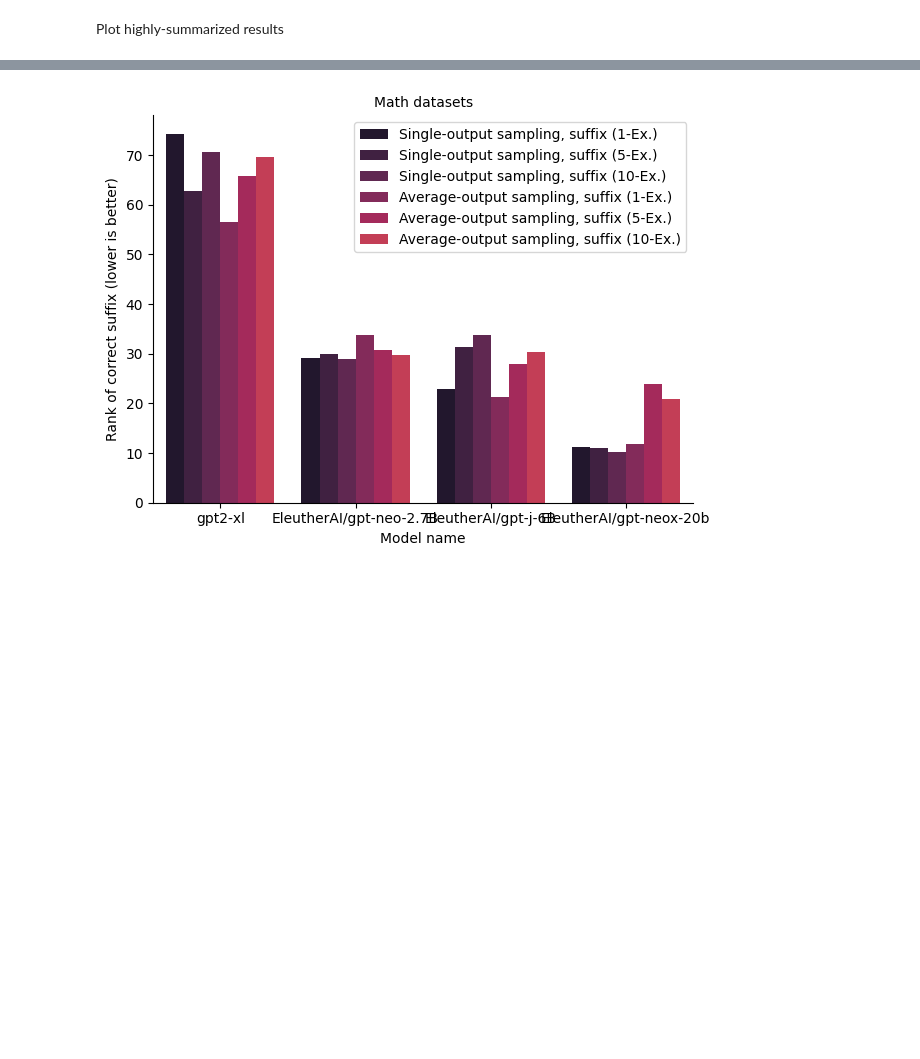
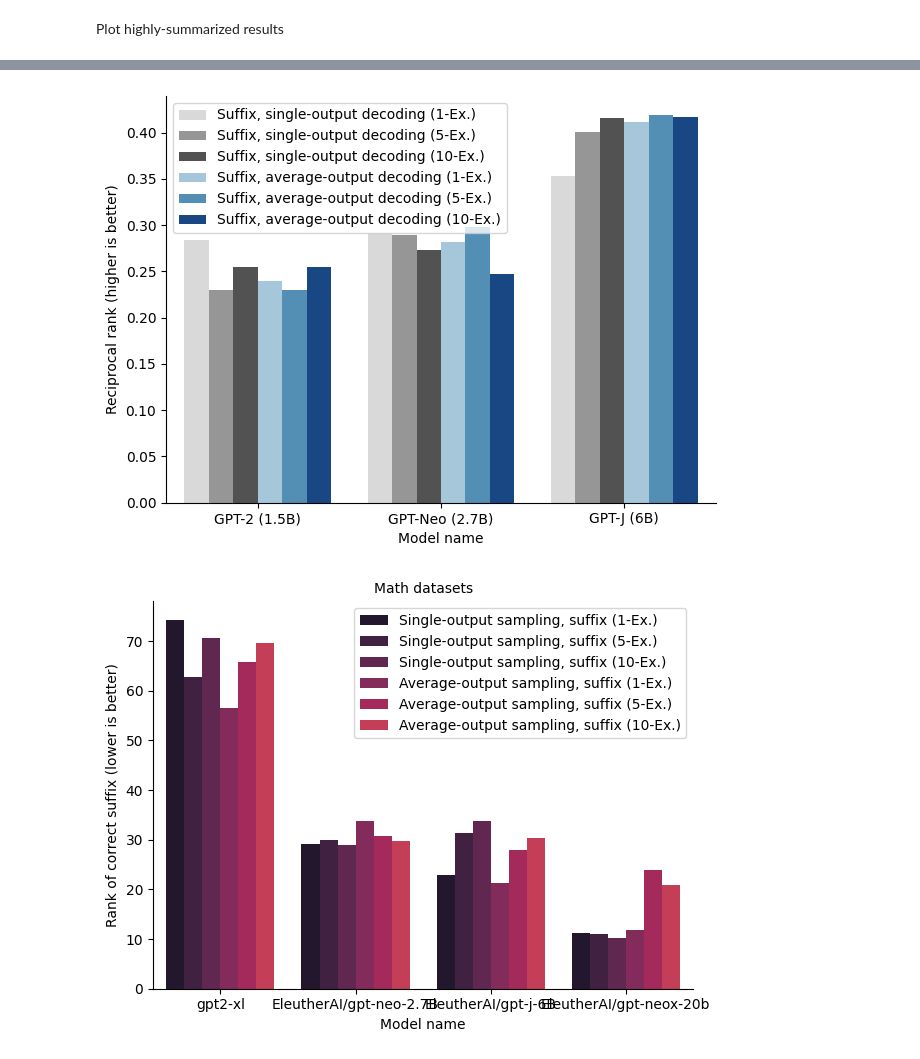
Before and after one commit to csinva/iprompt, a Jupyter notebook: notebooks/02_suffix_math.ipynb, the cells around one changed output, grey strips where cells are left out. Drawn from its saved outputs; the diff is of its cells as text; code cells hidden in the pictures; blank space fills up the shorter version.

```diff
--- a/notebooks/02_suffix_math.ipynb
+++ b/notebooks/02_suffix_math.ipynb
@@ -25,8 +25,9 @@ cols_output = ['final_answer_found',
 # %% [markdown]
 Load results
 # %%
-dir_single_query = '/home/chansingh/mntv1/single_query_math_9_17' # single-digit
+# dir_single_query = '/home/chansingh/mntv1/single_query_math_9_17' # single-digit
 dir_single_query = '/home/chansingh/mntv1/single_query_math_double_digit'
+# dir_single_query = '/home/chansingh/mntv1/single_query_math_long_suffs' # suffix results
 # r = analyze_utils.load_results_and_cache(dir_single_query, save_file='r.pkl')
 r_single_query = pd.read_pickle(os.path.join(dir_single_query, 'r.pkl'))
 r_single_query = analyze_utils.postprocess_results(r_single_query)
@@ -34,7 +35,7 @@ r_single_query = analyze_utils.postprocess_results(r_single_query)
 # dir_suffix_search = '/home/chansingh/mntv1/suffix_math_9_17' # single-digit
 dir_suffix_search = '/home/chansingh/mntv1/suffix_math_double_digit'
 # dir_suffix_search = '/home/chansingh/mntv1/suffix_math_long_suffs'
-r_suffix_search = analyze_utils.load_results_and_cache(dir_suffix_search, save_file='r.pkl')
+# r_suffix_search = analyze_utils.load_results_and_cache(dir_suffix_search, save_file='r.pkl')
 r_suffix_search = pd.read_pickle(os.path.join(dir_suffix_search, 'r.pkl'))
 r_suffix_search = analyze_utils.postprocess_results(r_suffix_search)
 
@@ -48,3 +62,36 @@ Plot highly-summarized results
+# %%
+SUFFIX_LEGEND_REMAP = {
+        'Single-query': 'Suffix, single-output decoding',
+        'Avg suffix': 'Suffix, average-output decoding',
+    }
+r['legend'] = r['use_single_query'].map(
+        SUFFIX_LEGEND_REMAP) + ' (' + r['n_shots'].astype(str) + '-Ex.)'
+
+# r = r[~(r.checkpoint == 'EleutherAI/gpt-neox-20b')] # use for double digit
+
+for metric_key in [
+    'reciprocal_rank',
+    # 'reciprocal_rank_multi', # for long suff use this
+    ]:
+
+    tab = (
+     (r
+        # (mean over templates, task_name)
+        .groupby(['checkpoint', 'n_shots', 'use_single_query', 'legend'])[[metric_key]]
+        .mean()
+        .reset_index()))
+
+    analyze_utils.plot_tab(tab, metric_key=metric_key,
+                           title='Math datasets', add_legend=False, legend_on_side=False)
+
+    if metric_key == 'reciprocal_rank':
+        plt.savefig('../results/prompt_gen/math_double_digit_barplot.pdf',
+                    bbox_inches='tight')
+        tab.to_pickle(
+            f'../results/prompt_gen/tab_suffix_anli_{metric_key}.pkl')
+    plt.show()
+# %% [output]
+[figure, added]
 # %%
 # rt = r[r.task_name.isin(['add_two', 'multiply_two', 'subtract_two'])]
 rt = r
```
Also changed, not shown: parts of 2 cells of this notebook, 4 other files.
